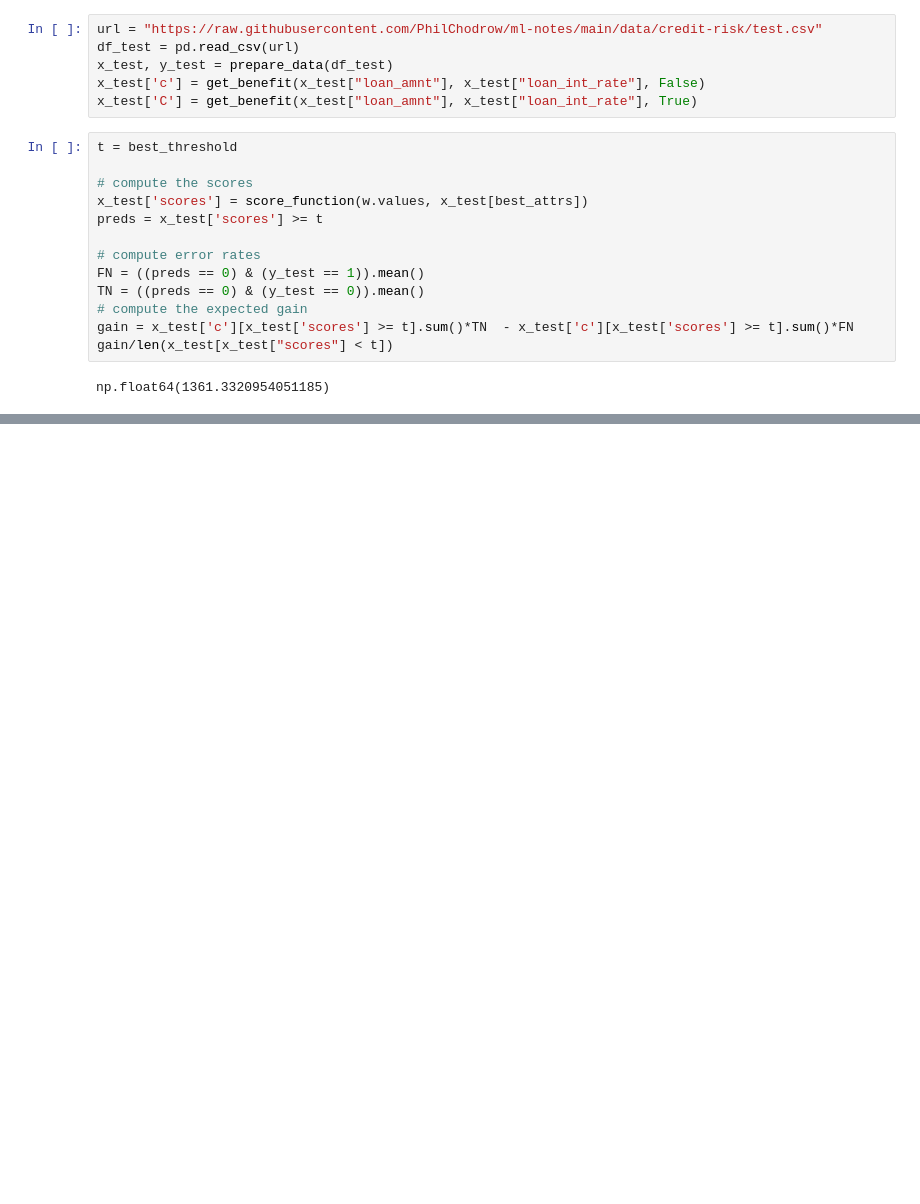
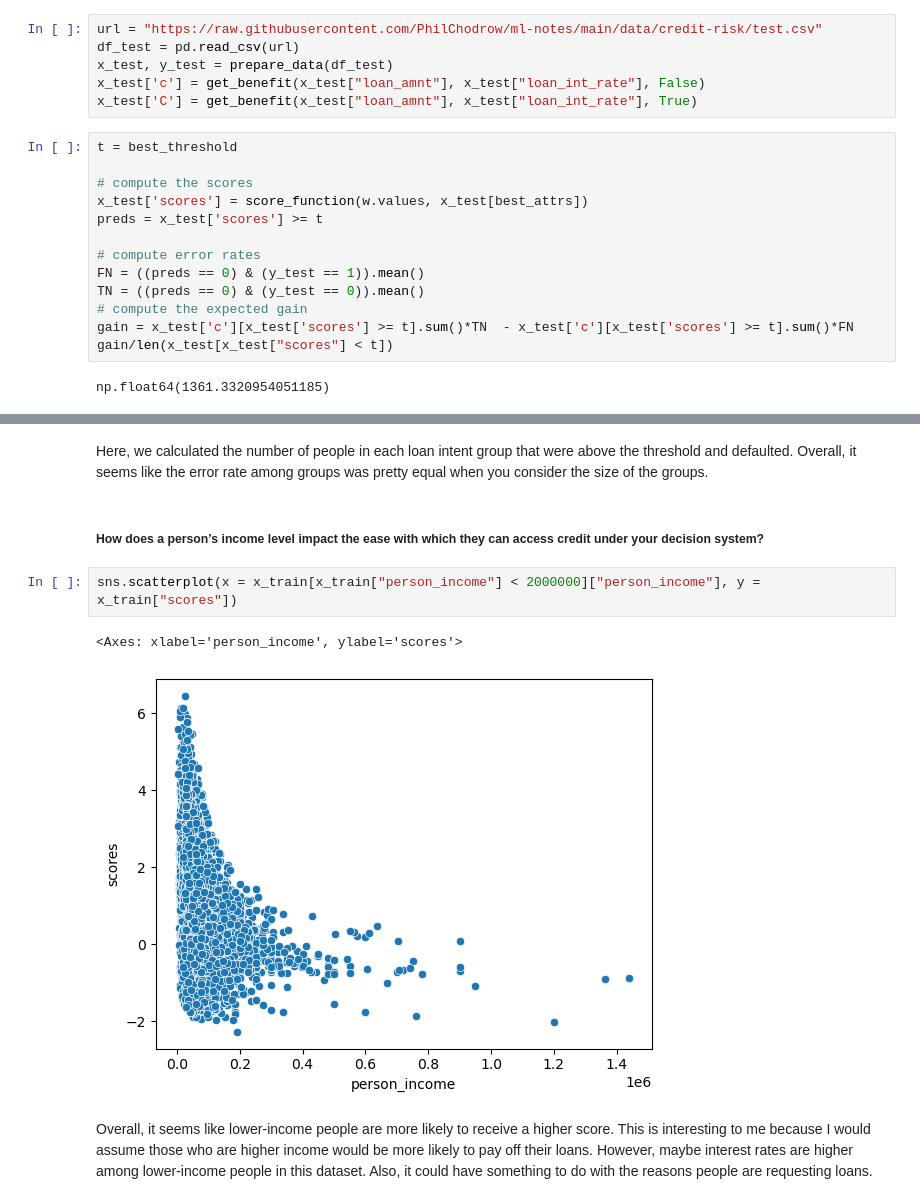
Before and after one commit to ellisterling/ellisterling.github.io, a Jupyter notebook: posts/ADS/index.ipynb, the cells around one changed output, grey strips where cells are left out. Saved outputs shown, nothing was run; the diff lists cells and outputs as text; blank space fills up the shorter version.

```diff
--- a/posts/ADS/index.ipynb
+++ b/posts/ADS/index.ipynb
@@ -274,0 +349,11 @@ np.float64(1361.3320954051185)
+# %% [markdown]
+Here, we calculated the number of people in each loan intent group that were above the threshold and defaulted. Overall, it seems like the error rate among groups was pretty equal when you consider the size of the groups.
+# %% [markdown]
+##### How does a person’s income level impact the ease with which they can access credit under your decision system?
+# %%
+sns.scatterplot(x = x_train[x_train["person_income"] < 2000000]["person_income"], y = x_train["scores"])
+# %% [output]
+<Axes: xlabel='person_income', ylabel='scores'>
+[figure, added]
+# %% [markdown]
+Overall, it seems like lower-income people are more likely to receive a higher score. This is interesting to me because I would assume those who are higher income would be more likely to pay off their loans. However, maybe interest rates are higher among lower-income people in this dataset. Also, it could have something to do with the reasons people are requesting loans.
```
Also changed, not shown: parts of 27 cells of this notebook, 6 other files.
